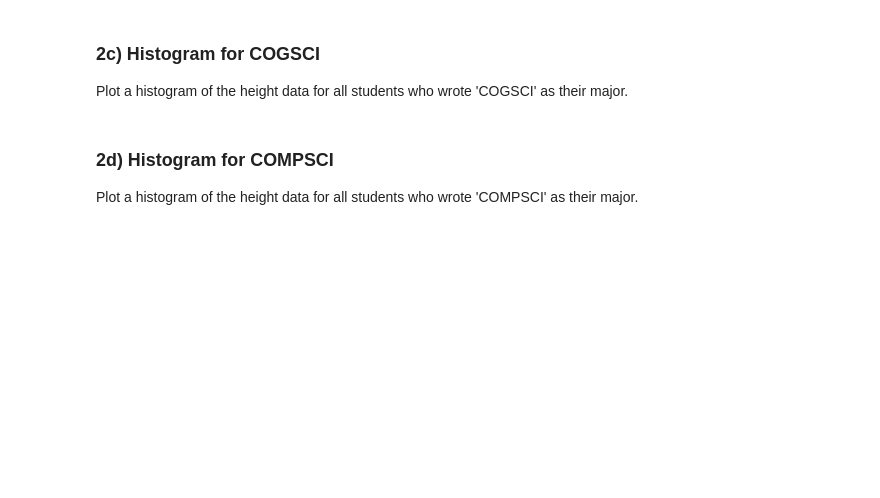
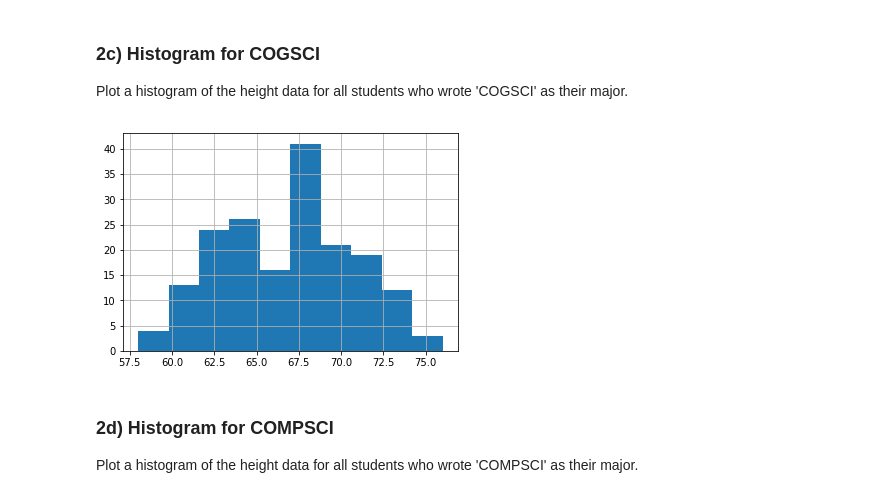
Before and after one commit to escalonajonah/Assignments, a Jupyter notebook: A4/A4_DataAnalysis.ipynb, the cells around one changed output. Cells and saved outputs as stored; diff of their text form; code cells hidden in the pictures; blank space fills up the shorter version.

```diff
--- a/A4/A4_DataAnalysis.ipynb
+++ b/A4/A4_DataAnalysis.ipynb
@@ -763,3 +818,10 @@ f2 = plt.gcf()
+# %%
+major_cogsci = df[df.major == 'COGSCI']
+major_cogsci['height'].hist()
+
+f2 = plt.gcf()
+# %% [output]
+[figure, added]
 # %%
 assert f2.gca().has_data()
 # %% [markdown]
```
Also changed, not shown: parts of 63 cells of this notebook.
